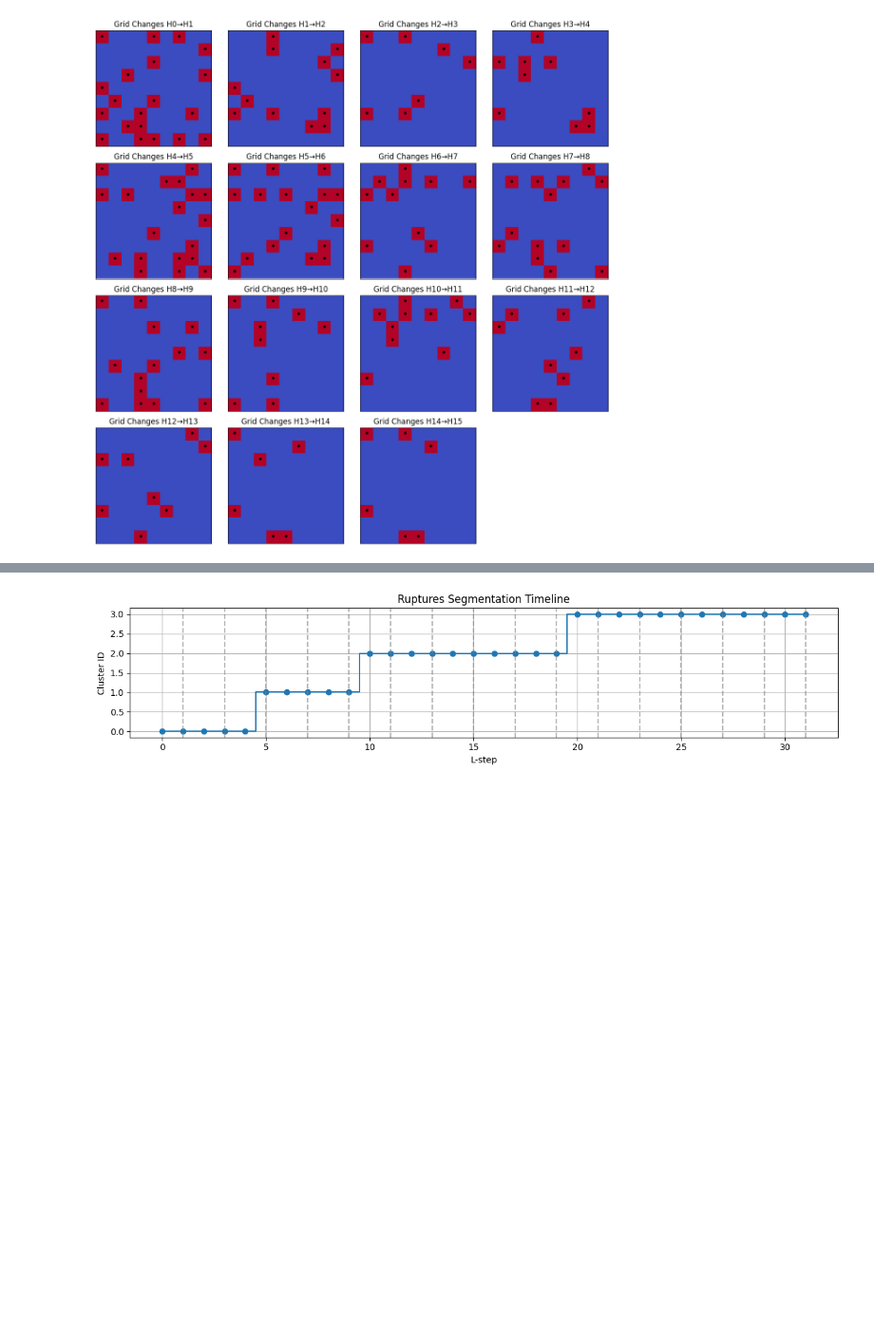
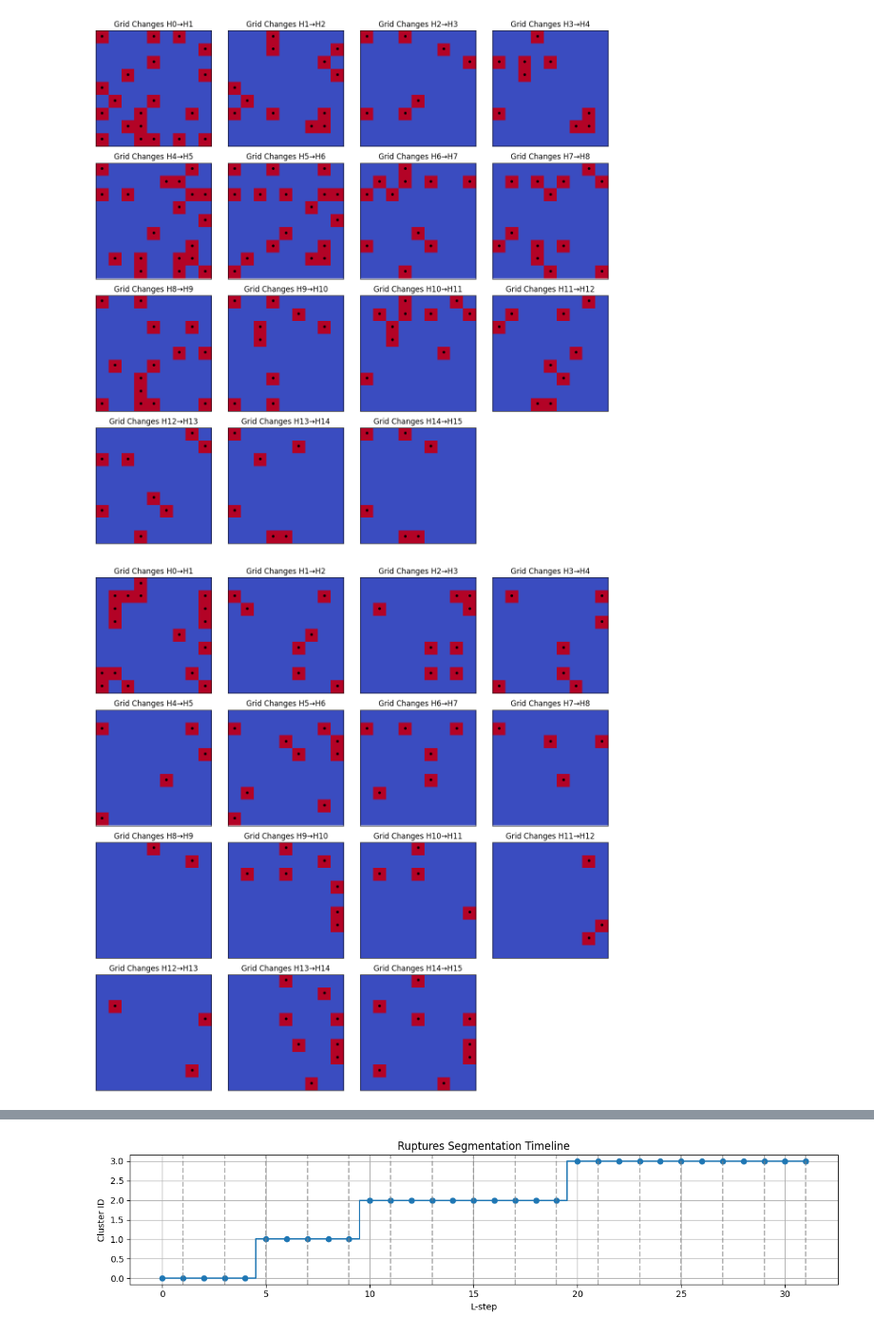
Before and after one commit to caleb-kaiser/HRM, a Jupyter notebook: eda/EDA.ipynb, the cells around one changed output, grey strips where cells are left out. Shown at 95% size. Cells and saved outputs as stored; diff of their text form; code cells hidden in the pictures; blank space fills up the shorter version.

```diff
--- a/eda/EDA.ipynb
+++ b/eda/EDA.ipynb
@@ -28,3 +32,10 @@ visualize_sudoku_grids_over_time(grids)
 visualize_grid_deltas(grids)
 # %% [output]
 [figure]
+# %%
+problem2 = metadata['problems'][1]
+problem2 = create_problem_tensors(problem2, "../data/")
+grids2 = extract_predicted_grids(problem2['vocab_logits'])
+visualize_grid_deltas(grids2)
+# %% [output]
+[figure, added]
```
Also changed, not shown: parts of 69 cells of this notebook, 1 other file.
